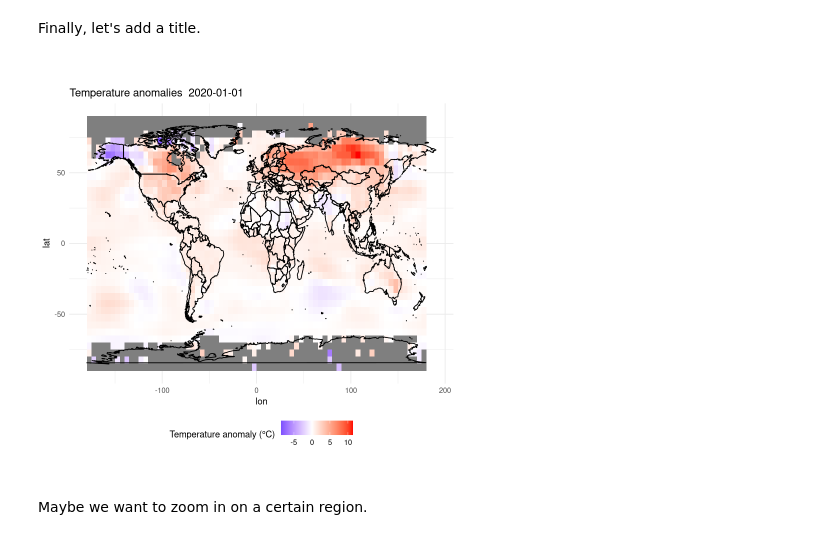
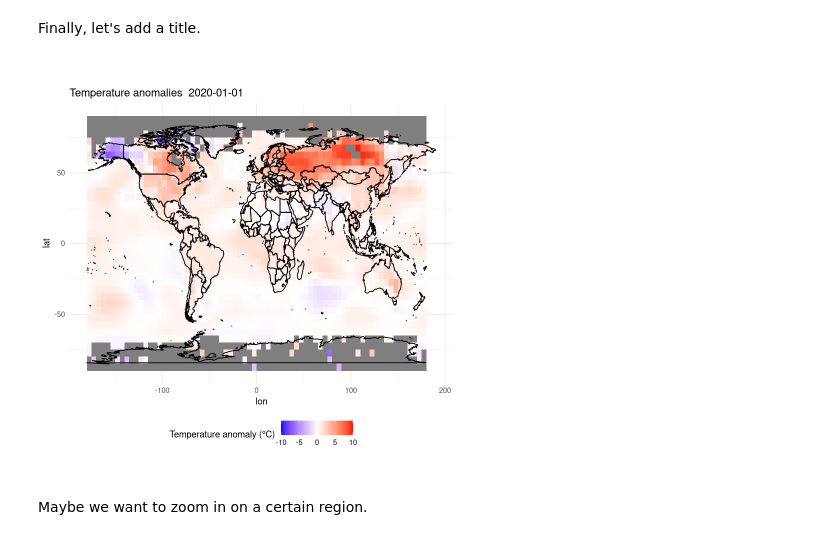
Before and after one commit to NorDataNet/NetCDF_in_R_from_beginner_to_pro, a Jupyter notebook: book/02_creating_plots.ipynb, the cells around one changed output. Saved outputs shown, nothing was run; the diff lists cells and outputs as text; code cells hidden in the pictures.

```diff
--- a/book/02_creating_plots.ipynb
+++ b/book/02_creating_plots.ipynb
@@ -257,16 +262,16 @@ Finally, let's add a title.
 # %%
 ggplot(df, aes(x = lon, y = lat, fill = anom)) +
   geom_tile() +
-  scale_fill_gradient2(low = "blue", mid = "white", high = "red", midpoint = 0, limits = c(min(df$anom), max(df$anom))) +
+  scale_fill_gradient2(low = "blue", mid = "white", high = "red", midpoint = 0, limits = c(-10,10)) +
   coord_fixed(ratio = 1.5) +
   theme_minimal() +
   labs(fill = "Temperature anomaly (°C)") +
   theme(legend.position = "bottom") +
   ggtitle(paste("Temperature anomalies ", desired_date)) +
   geom_polygon(data = map_data("world"), aes(x = long, y = lat, group = group),
                color = "black", fill = NA)
 # %% [output]
-[figure, old version]
+[figure, new version]
 # %% [markdown]
 Maybe we want to zoom in on a certain region.
 # %%
```
Also changed, not shown: parts of 4 cells of this notebook.
